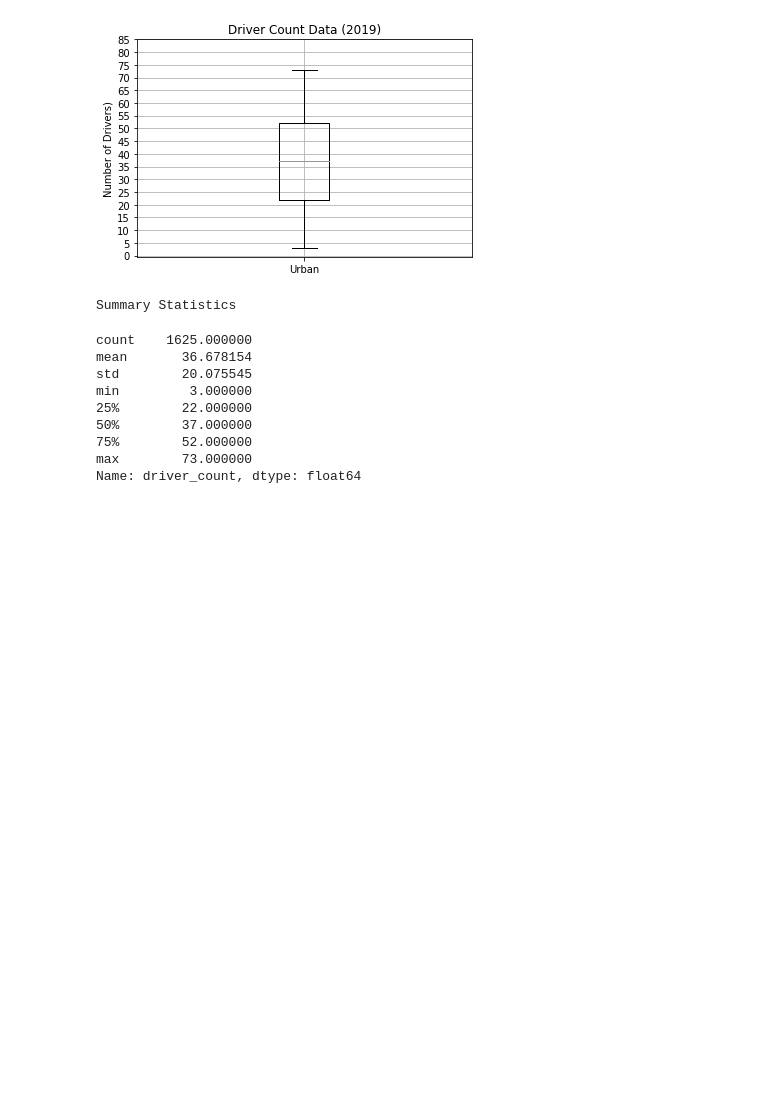
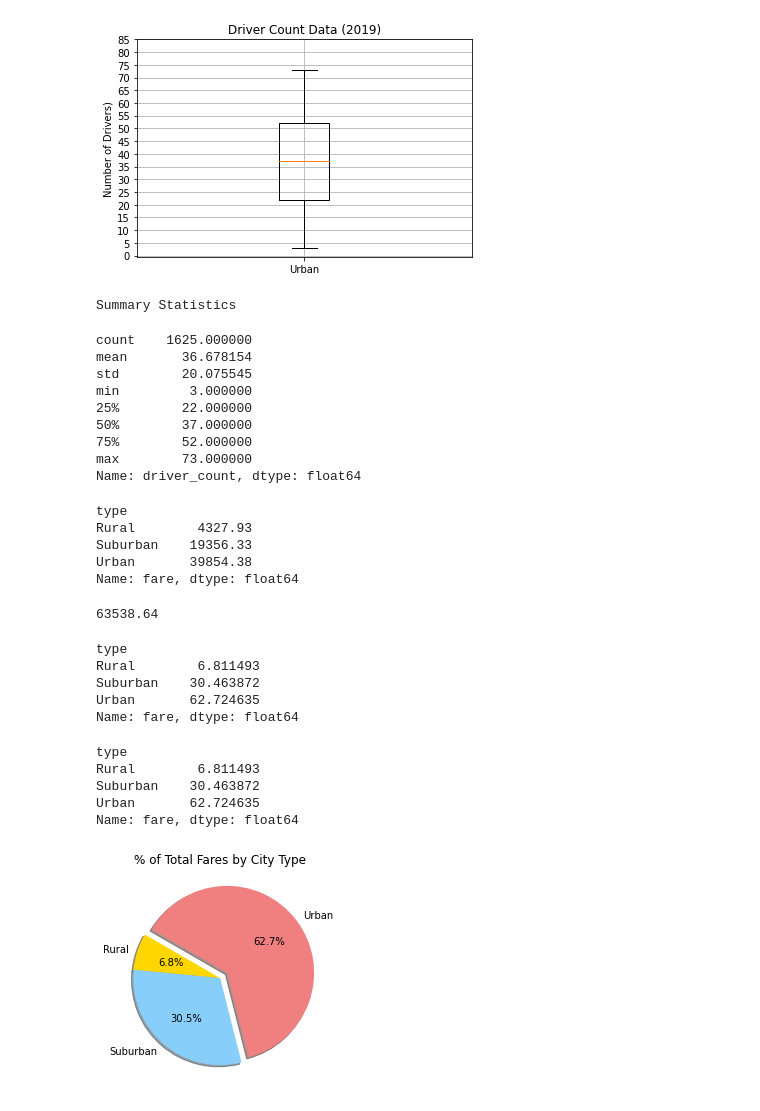
Before and after one commit to kmaleche/PyBer_Analysis, a Jupyter notebook: PyBer.ipynb, the cells around one changed output. Drawn from its saved outputs; the diff is of its cells as text; code cells hidden in the pictures; blank space fills up the shorter version.

Commit message:
adding fare percent by city pie chart.

```diff
--- a/PyBer.ipynb
+++ b/PyBer.ipynb
@@ -537,3 +537,53 @@ min         3.000000
 75%        52.000000
 max        73.000000
 Name: driver_count, dtype: float64
+# %%
+# get the sum of the fares for each city type
+sum_fares_by_type = pyber_data_df.groupby(['type']).sum()['fare']
+sum_fares_by_type
+# %% [output]
+type
+Rural        4327.93
+Suburban    19356.33
+Urban       39854.38
+Name: fare, dtype: float64
+# %%
+# get the sum of all the fares
+total_fares = pyber_data_df['fare'].sum()
+total_fares
+# %% [output]
+63538.64
+# %%
+# calculate the percentage of fare for each city type
+type_percents = 100 * sum_fares_by_type / total_fares
+type_percents
+# %% [output]
+type
+Rural        6.811493
+Suburban    30.463872
+Urban       62.724635
+Name: fare, dtype: float64
+# %%
+# calculate the percentage of fare for each city type
+type_percents = 100 * pyber_data_df.groupby(['type']).sum()['fare'] / pyber_data_df['fare'].sum()
+type_percents
+# %% [output]
+type
+Rural        6.811493
+Suburban    30.463872
+Urban       62.724635
+Name: fare, dtype: float64
+# %%
+# import mpo
+
+# build the percentage of fares by city pie chart
+plt.pie(type_percents,
+        labels=['Rural', 'Suburban', 'Urban'],
+        colors=['gold', 'lightskyblue', 'lightcoral'],
+        explode=[0, 0, 0.1],
+        autopct='%1.1f%%',
+        shadow=True, startangle=150)
+plt.title("% of Total Fares by City Type")
+plt.show()
+# %% [output]
+[figure, added]
```
Also changed, not shown: parts of 1 cell of this notebook, 1 other file.
